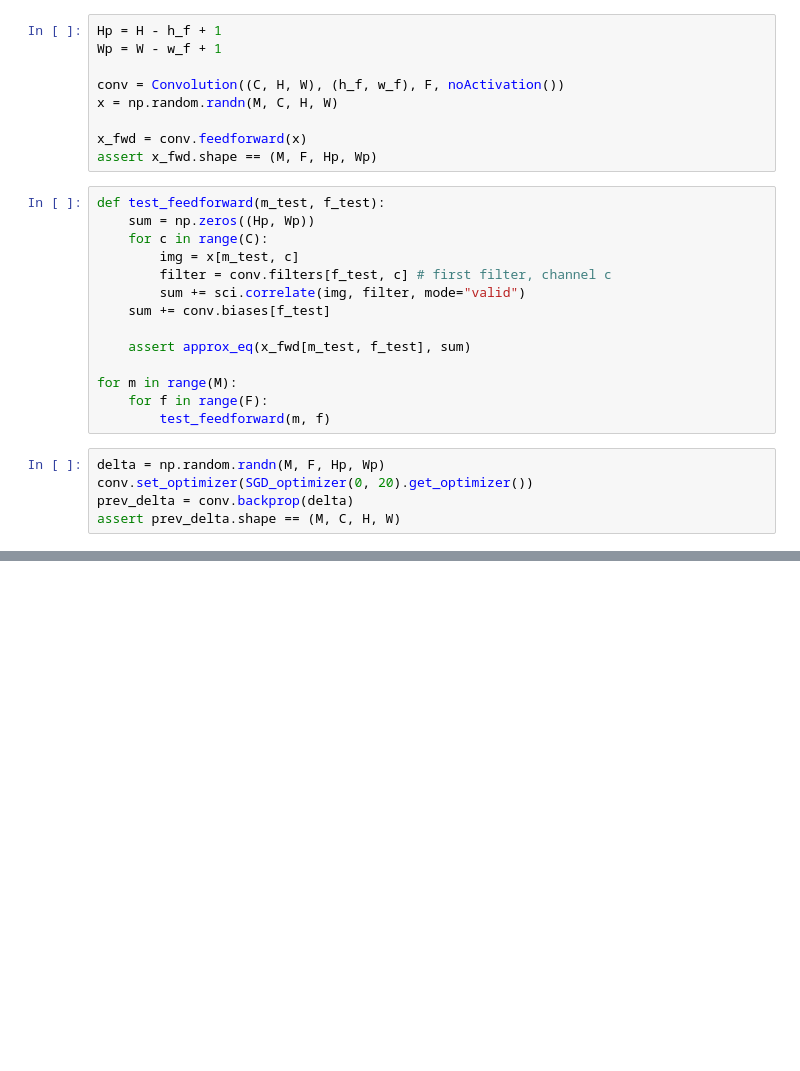
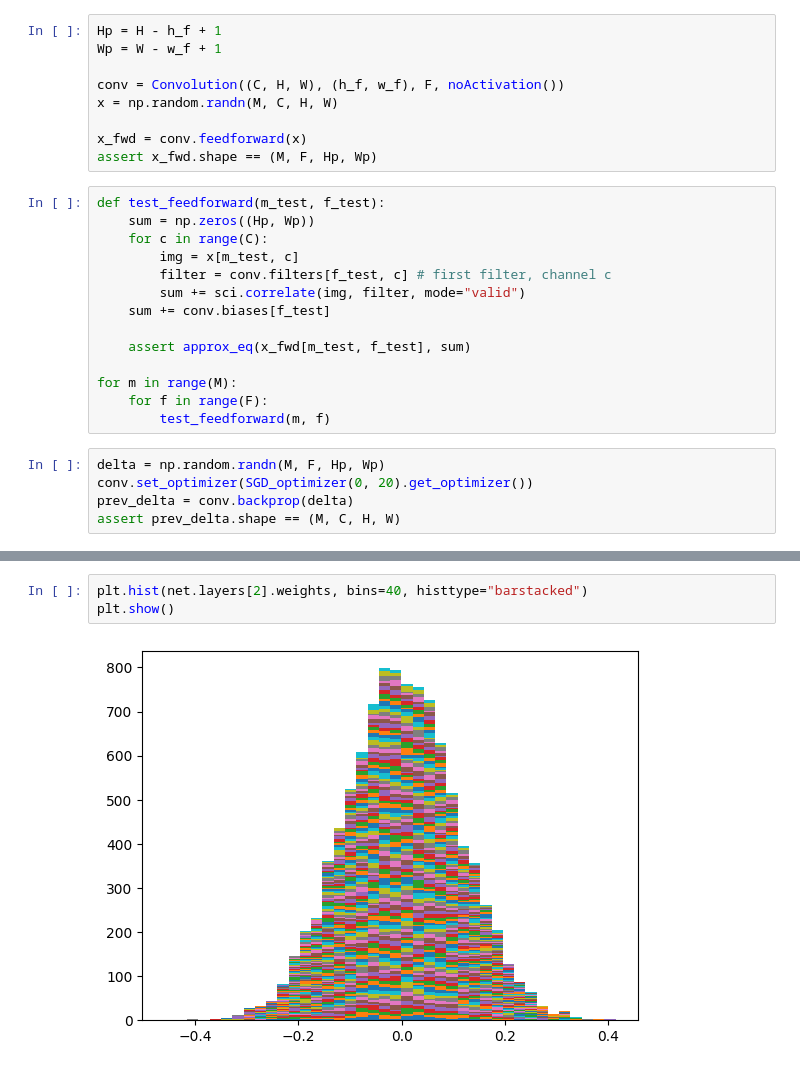
Before and after one commit to stanleytheli/mini-ml, a Jupyter notebook: src/convolution_tests.ipynb, the cells around one changed output, grey strips where cells are left out. Drawn from its saved outputs; the diff is of its cells as text; blank space fills up the shorter version.

```diff
--- a/src/convolution_tests.ipynb
+++ b/src/convolution_tests.ipynb
@@ -40,0 +96,5 @@ assert prev_delta.shape == (M, C, H, W)
+# %%
+plt.hist(net.layers[2].weights, bins=40, histtype="barstacked")
+plt.show()
+# %% [output]
+[figure, added]
```
Also changed, not shown: parts of 29 cells of this notebook, 4 other files.
